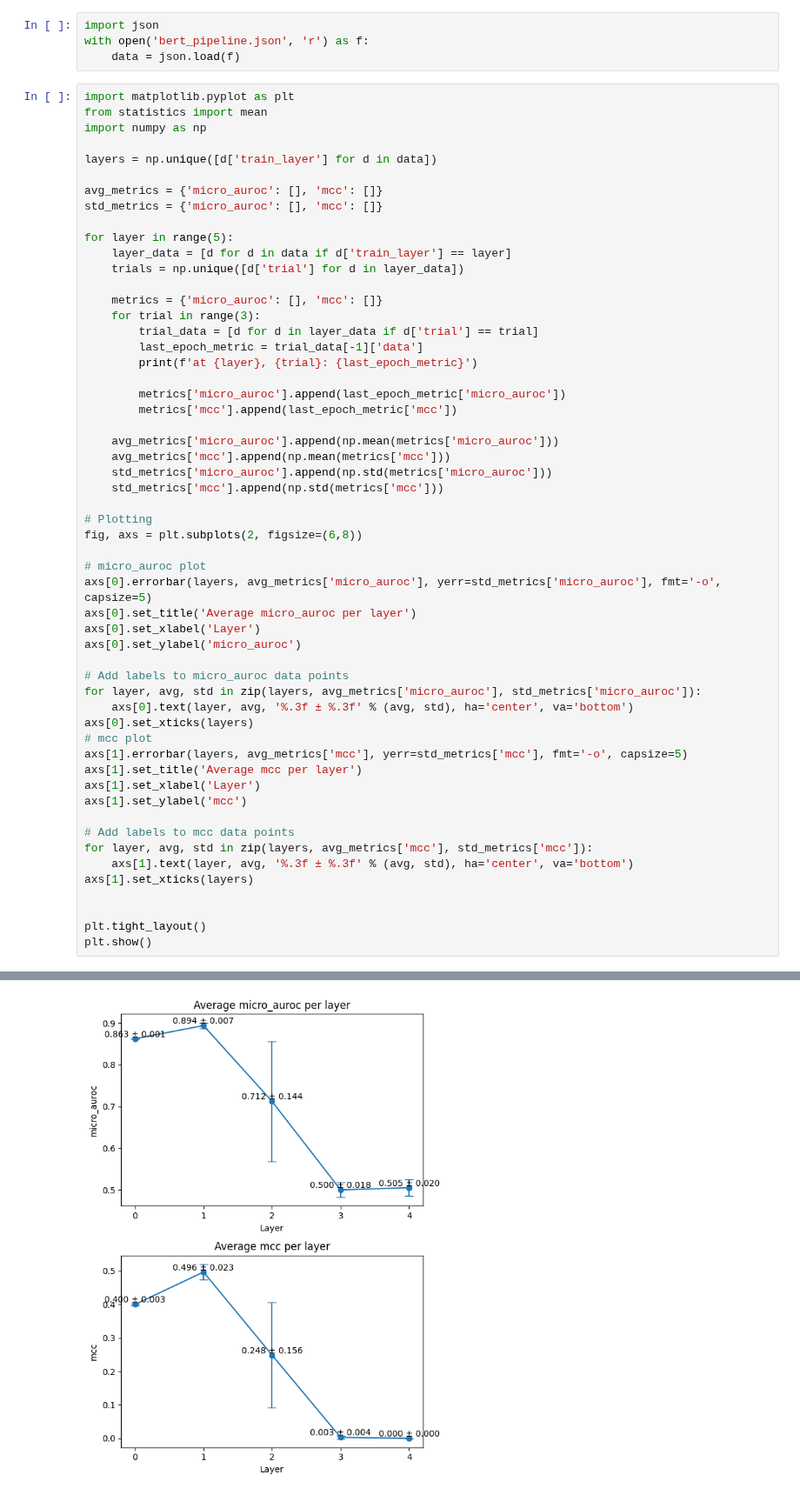
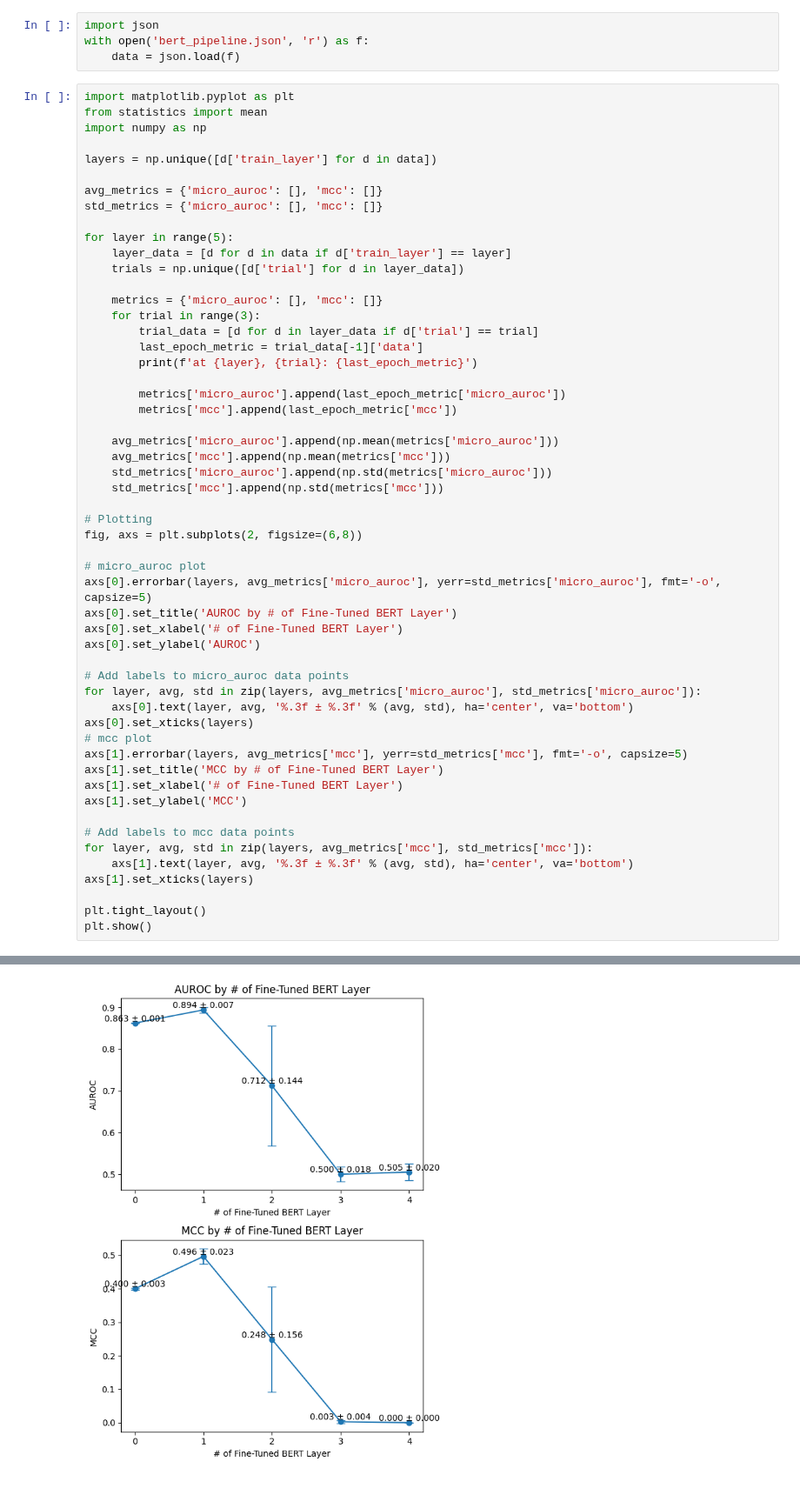
Before and after one commit to dlwocks31/atpbind, a Jupyter notebook: bert_pipeline.ipynb, the cells around one changed output, grey strips where cells are left out. Shown at 87% size. Saved outputs shown, nothing was run; the diff lists cells and outputs as text.

```diff
--- a/bert_pipeline.ipynb
+++ b/bert_pipeline.ipynb
@@ -35,42 +35,41 @@ fig, axs = plt.subplots(2, figsize=(6,8))
 
 # micro_auroc plot
 axs[0].errorbar(layers, avg_metrics['micro_auroc'], yerr=std_metrics['micro_auroc'], fmt='-o', capsize=5)
-axs[0].set_title('Average micro_auroc per layer')
-axs[0].set_xlabel('Layer')
-axs[0].set_ylabel('micro_auroc')
+axs[0].set_title('AUROC by # of Fine-Tuned BERT Layer')
+axs[0].set_xlabel('# of Fine-Tuned BERT Layer')
+axs[0].set_ylabel('AUROC')
 
 # Add labels to micro_auroc data points
 for layer, avg, std in zip(layers, avg_metrics['micro_auroc'], std_metrics['micro_auroc']):
     axs[0].text(layer, avg, '%.3f ± %.3f' % (avg, std), ha='center', va='bottom')
 axs[0].set_xticks(layers)
 # mcc plot
 axs[1].errorbar(layers, avg_metrics['mcc'], yerr=std_metrics['mcc'], fmt='-o', capsize=5)
-axs[1].set_title('Average mcc per layer')
-axs[1].set_xlabel('Layer')
-axs[1].set_ylabel('mcc')
+axs[1].set_title('MCC by # of Fine-Tuned BERT Layer')
+axs[1].set_xlabel('# of Fine-Tuned BERT Layer')
+axs[1].set_ylabel('MCC')
 
 # Add labels to mcc data points
 for layer, avg, std in zip(layers, avg_metrics['mcc'], std_metrics['mcc']):
     axs[1].text(layer, avg, '%.3f ± %.3f' % (avg, std), ha='center', va='bottom')
 axs[1].set_xticks(layers)
 
-
 plt.tight_layout()
 plt.show()
 # %% [output]
 at 0, 0: {'micro_auroc': 0.8635259866714478, 'mcc': 0.40078513913890035}
 at 0, 1: {'micro_auroc': 0.861729085445404, 'mcc': 0.4027864072674967}
 at 0, 2: {'micro_auroc': 0.8624372482299805, 'mcc': 0.39570089690652116}
 at 1, 0: {'micro_auroc': 0.8914542198181152, 'mcc': 0.49436188014854693}
 at 1, 1: {'micro_auroc': 0.8874056339263916, 'mcc': 0.4687945193809385}
 at 1, 2: {'micro_auroc': 0.9036444425582886, 'mcc': 0.5257709186539516}
 at 2, 0: {'micro_auroc': 0.5384442806243896, 'mcc': 0.07555394495081404}
 at 2, 1: {'micro_auroc': 0.8915934562683105, 'mcc': 0.45442011530796095}
 at 2, 2: {'micro_auroc': 0.7065767049789429, 'mcc': 0.2152550249832259}
 at 3, 0: {'micro_auroc': 0.5118563771247864, 'mcc': 0.0}
 at 3, 1: {'micro_auroc': 0.512786865234375, 'mcc': 0.0}
 at 3, 2: {'micro_auroc': 0.4751223921775818, 'mcc': 0.008496862043083352}
 at 4, 0: {'micro_auroc': 0.48281580209732056, 'mcc': 0.0}
 at 4, 1: {'micro_auroc': 0.5303713083267212, 'mcc': 0.0}
 at 4, 2: {'micro_auroc': 0.5020306706428528, 'mcc': 0.0}
-[figure, old version]
+[figure, new version]
```
Also changed, not shown: 3 other files.
